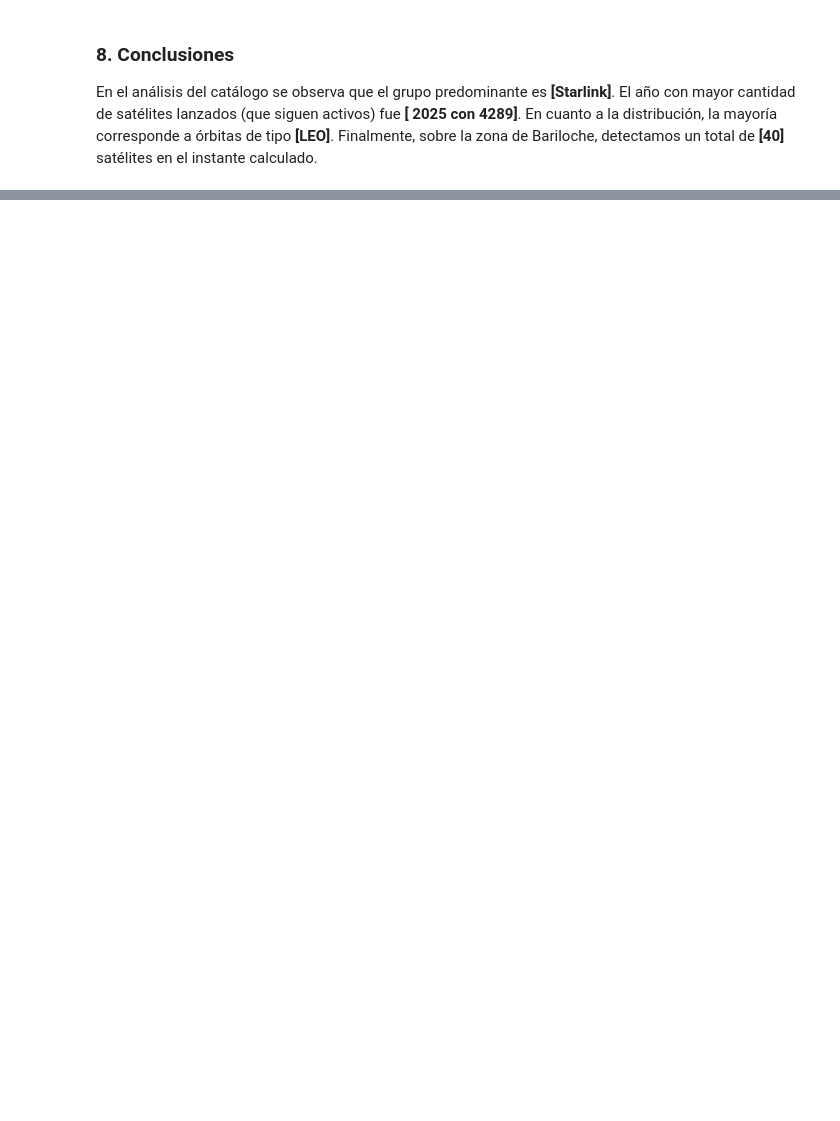
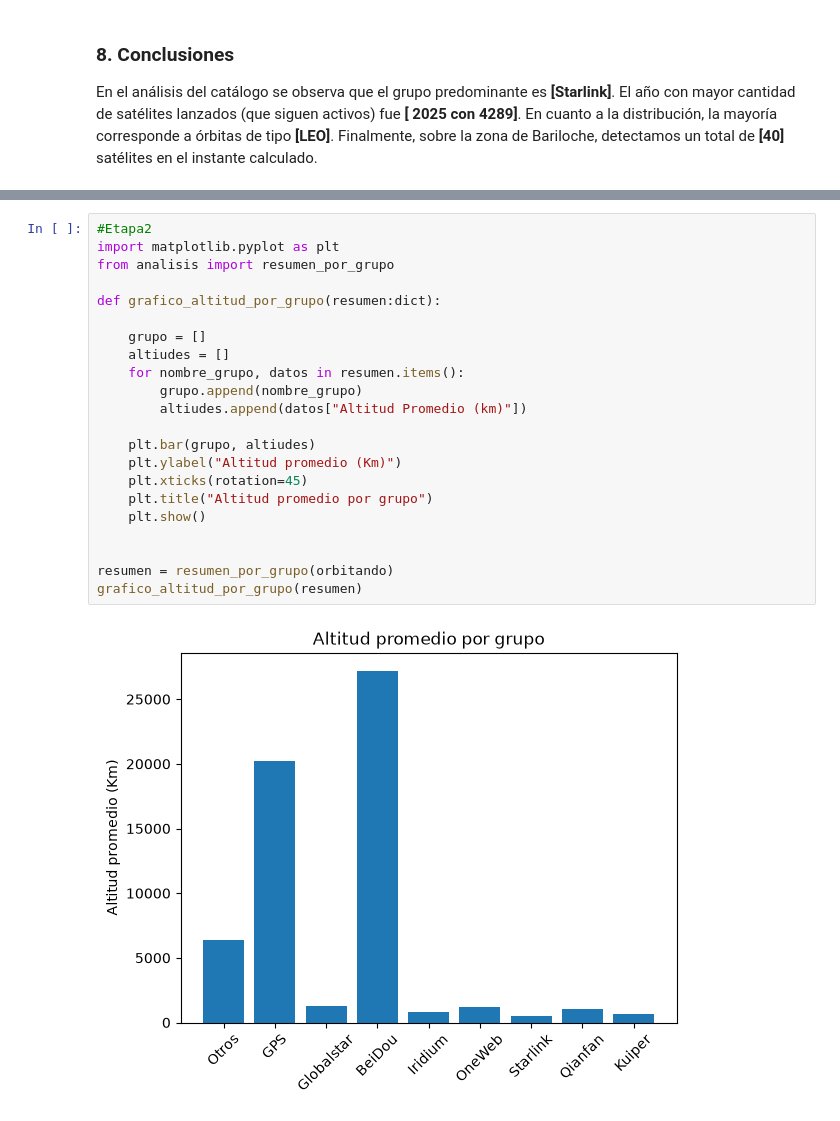
Before and after one commit to MaximoH221/Proyesat, a Jupyter notebook: informe.ipynb, the cells around one changed output, grey strips where cells are left out. Cells and saved outputs as stored; diff of their text form; blank space fills up the shorter version.

Commit message:
Agrego Etapa 2, grafico de grupos, altitudes en orbita baja y todas las altitudes; con sus respectivas consignas

```diff
--- a/informe.ipynb
+++ b/informe.ipynb
@@ -170,0 +178,24 @@ En el análisis del catálogo se observa que el grupo predominante es **[Starlin
+# %%
+#Etapa2
+import matplotlib.pyplot as plt
+from analisis import resumen_por_grupo
+
+def grafico_altitud_por_grupo(resumen:dict):
+
+    grupo = []
+    altiudes = []
+    for nombre_grupo, datos in resumen.items():
+        grupo.append(nombre_grupo)
+        altiudes.append(datos["Altitud Promedio (km)"])
+
+    plt.bar(grupo, altiudes)
+    plt.ylabel("Altitud promedio (Km)")
+    plt.xticks(rotation=45)
+    plt.title("Altitud promedio por grupo")
+    plt.show()
+
+
+resumen = resumen_por_grupo(orbitando)
+grafico_altitud_por_grupo(resumen)
+# %% [output]
+[figure, added]
```
Also changed, not shown: parts of 14 cells of this notebook.
